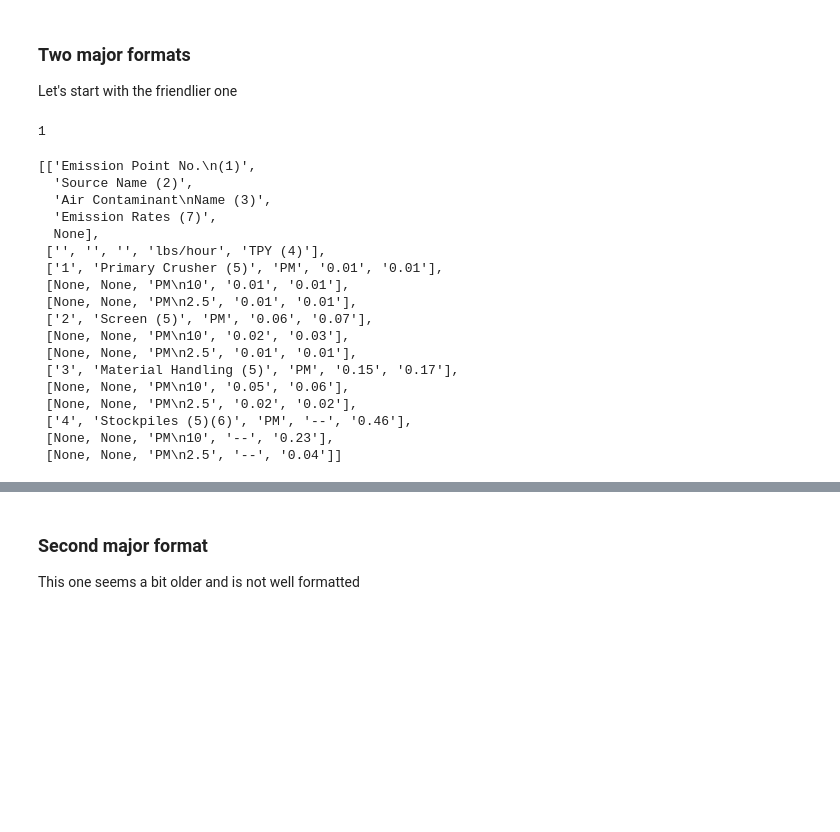
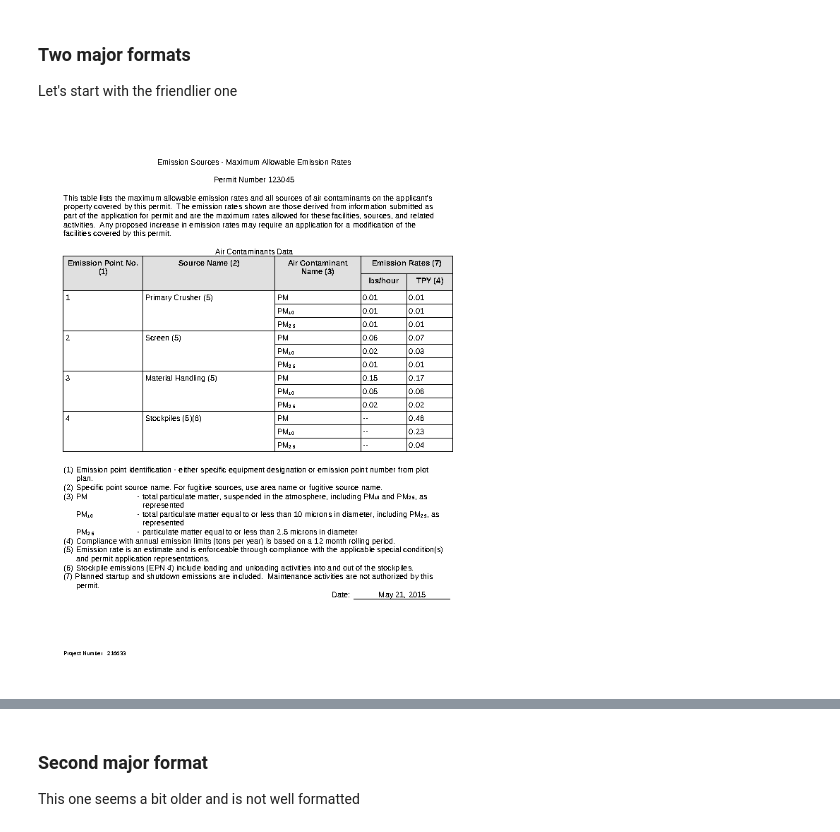
Before and after one commit to jrings/liberated_data, a Jupyter notebook: notebooks/pdf_plumbing.ipynb, the cells around one changed output, grey strips where cells are left out. Drawn from its saved outputs; the diff is of its cells as text; code cells hidden in the pictures; blank space fills up the shorter version.

Commit message:
Module to extract table from a PDF

```diff
--- a/notebooks/pdf_plumbing.ipynb
+++ b/notebooks/pdf_plumbing.ipynb
@@ -7,27 +11,6 @@ import pdfplumber
 Let's start with the friendlier one
 # %%
 pdf = pdfplumber.open(os.path.expanduser("~/data/texas_air/tceq/pdf/5327403.pdf"))
-len(pdf.pages)
+pdf.pages[0].to_image()
 # %% [output]
-1
+[figure, added]
-# %%
-pdf.pages[0].extract_table()
-# %% [output]
-[['Emission Point No.\n(1)',
-  'Source Name (2)',
-  'Air Contaminant\nName (3)',
-  'Emission Rates (7)',
-  None],
- ['', '', '', 'lbs/hour', 'TPY (4)'],
- ['1', 'Primary Crusher (5)', 'PM', '0.01', '0.01'],
- [None, None, 'PM\n10', '0.01', '0.01'],
- [None, None, 'PM\n2.5', '0.01', '0.01'],
- ['2', 'Screen (5)', 'PM', '0.06', '0.07'],
- [None, None, 'PM\n10', '0.02', '0.03'],
- [None, None, 'PM\n2.5', '0.01', '0.01'],
- ['3', 'Material Handling (5)', 'PM', '0.15', '0.17'],
- [None, None, 'PM\n10', '0.05', '0.06'],
- [None, None, 'PM\n2.5', '0.02', '0.02'],
- ['4', 'Stockpiles (5)(6)', 'PM', '--', '0.46'],
- [None, None, 'PM\n10', '--', '0.23'],
- [None, None, 'PM\n2.5', '--', '0.04']]
```
Also changed, not shown: parts of 10 cells of this notebook, 2 other files.
